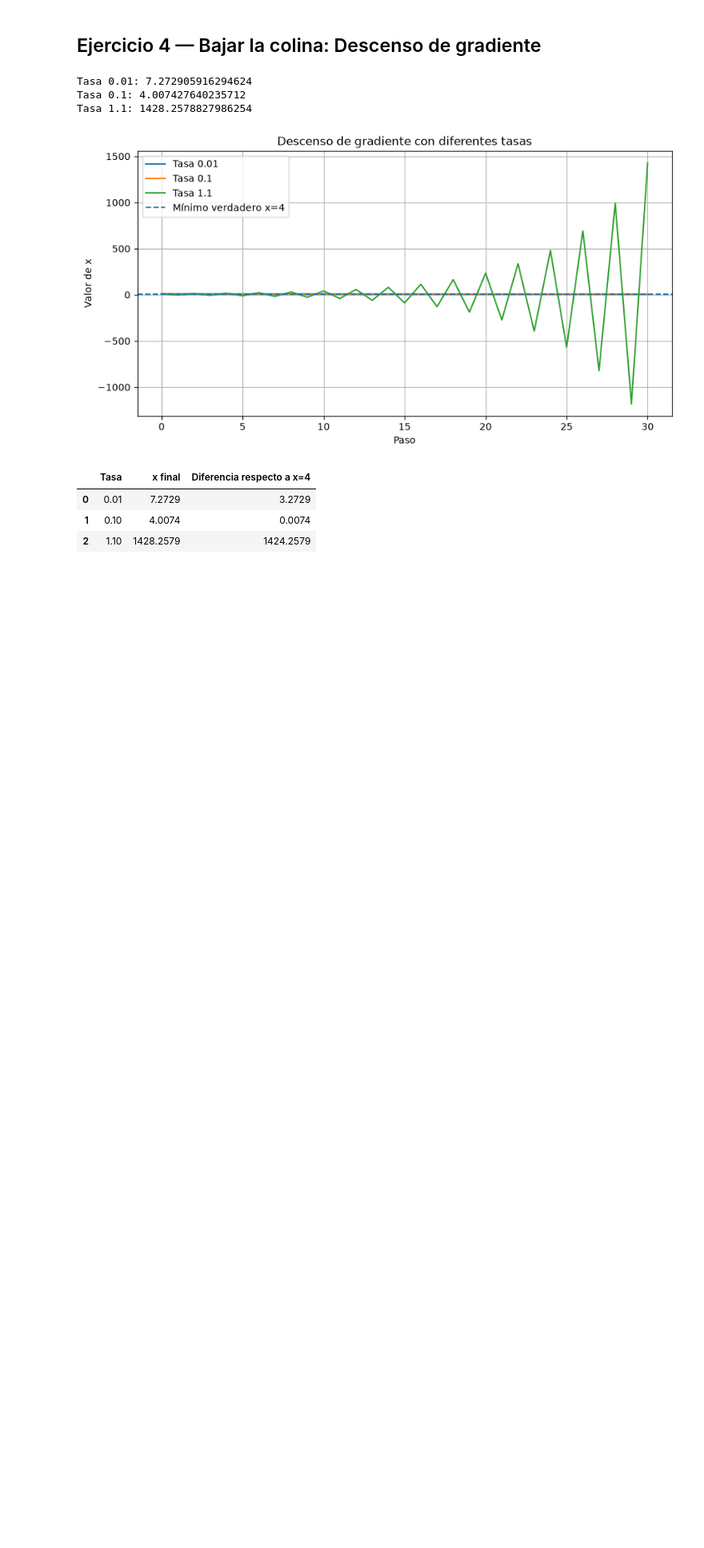
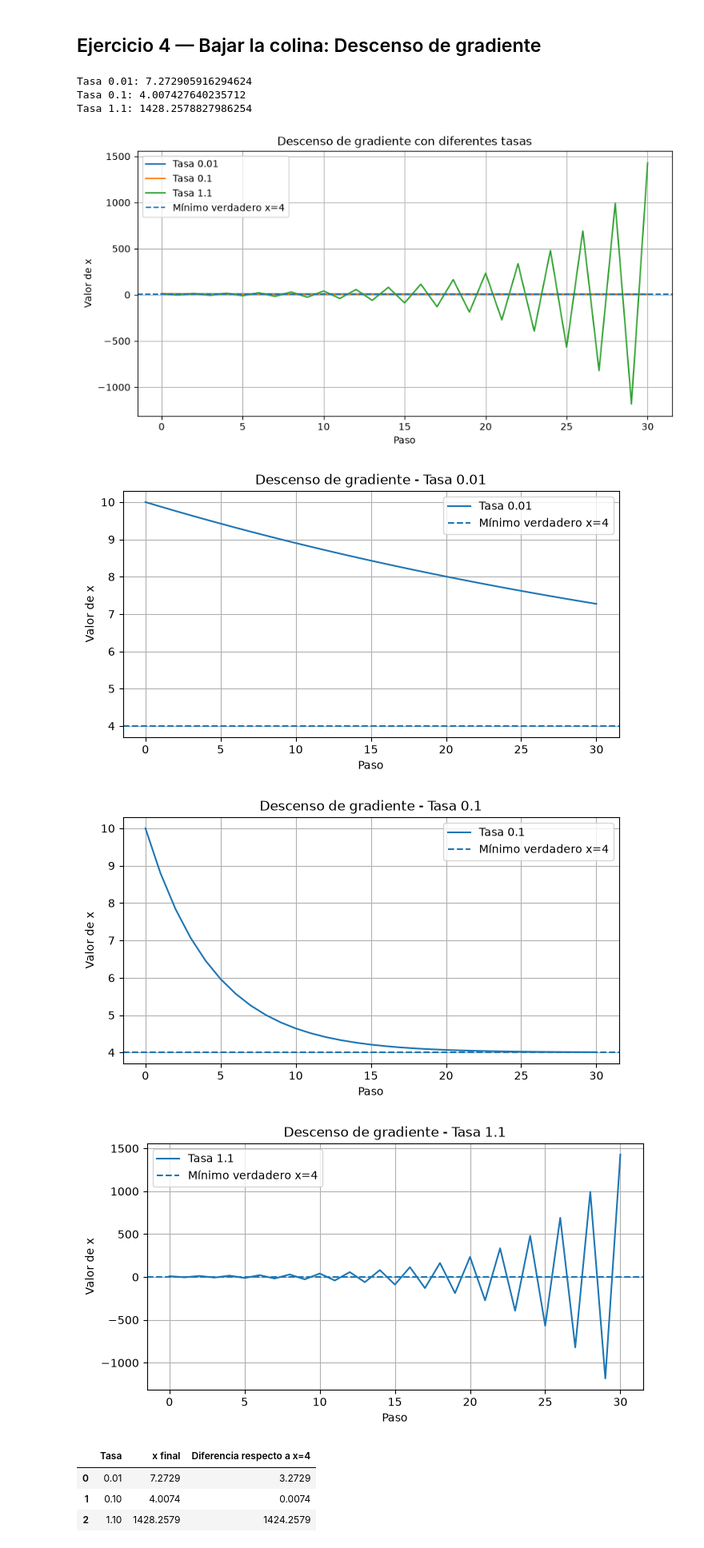
Before and after one commit to eddyedson07/INF672-MACHINE-LEARNING, a Jupyter notebook: Parcial1_QuispeCondori_EddyEdson.ipynb, the cells around one changed output. Shown at 80% size. Drawn from its saved outputs; the diff is of its cells as text; code cells hidden in the pictures; blank space fills up the shorter version.

```diff
--- a/Parcial1_QuispeCondori_EddyEdson.ipynb
+++ b/Parcial1_QuispeCondori_EddyEdson.ipynb
@@ -527,6 +527,47 @@ plt.grid()
 plt.show()
 # %% [output]
 [figure]
+# %%
+import matplotlib.pyplot as plt
+
+# Tasa 0.01
+plt.figure(figsize=(8, 4))
+plt.plot(trayectoria_001, label="Tasa 0.01")
+plt.axhline(4, linestyle="--", label="Mínimo verdadero x=4")
+plt.xlabel("Paso")
+plt.ylabel("Valor de x")
+plt.title("Descenso de gradiente - Tasa 0.01")
+plt.legend()
+plt.grid()
+plt.show()
+
+
+# Tasa 0.1
+plt.figure(figsize=(8, 4))
+plt.plot(trayectoria_01, label="Tasa 0.1")
+plt.axhline(4, linestyle="--", label="Mínimo verdadero x=4")
+plt.xlabel("Paso")
+plt.ylabel("Valor de x")
+plt.title("Descenso de gradiente - Tasa 0.1")
+plt.legend()
+plt.grid()
+plt.show()
+
+
+# Tasa 1.1
+plt.figure(figsize=(8, 4))
+plt.plot(trayectoria_11, label="Tasa 1.1")
+plt.axhline(4, linestyle="--", label="Mínimo verdadero x=4")
+plt.xlabel("Paso")
+plt.ylabel("Valor de x")
+plt.title("Descenso de gradiente - Tasa 1.1")
+plt.legend()
+plt.grid()
+plt.show()
+# %% [output]
+[figure, added]
+[figure, added]
+[figure, added]
 # %%
 # Comparar los valores finales con el mínimo verdadero
 x_minimo = 4
```
